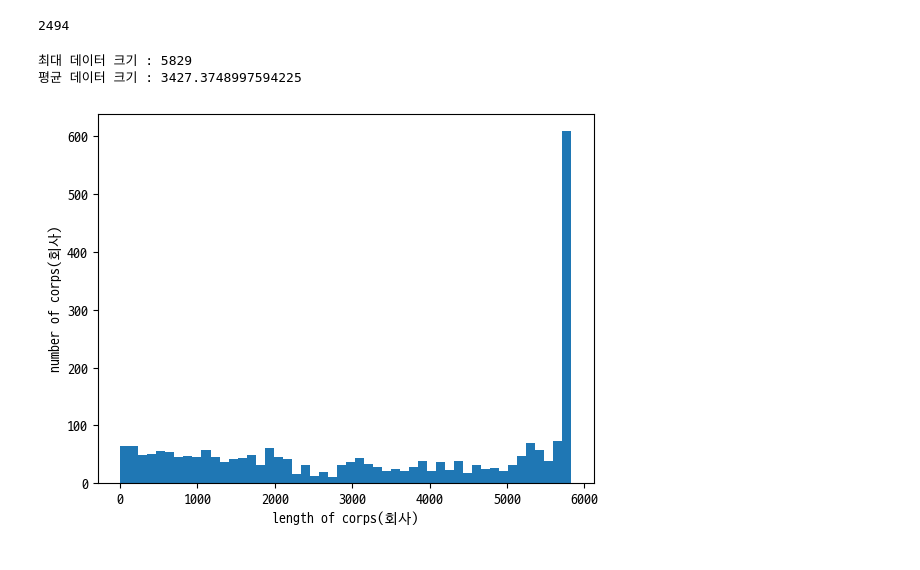
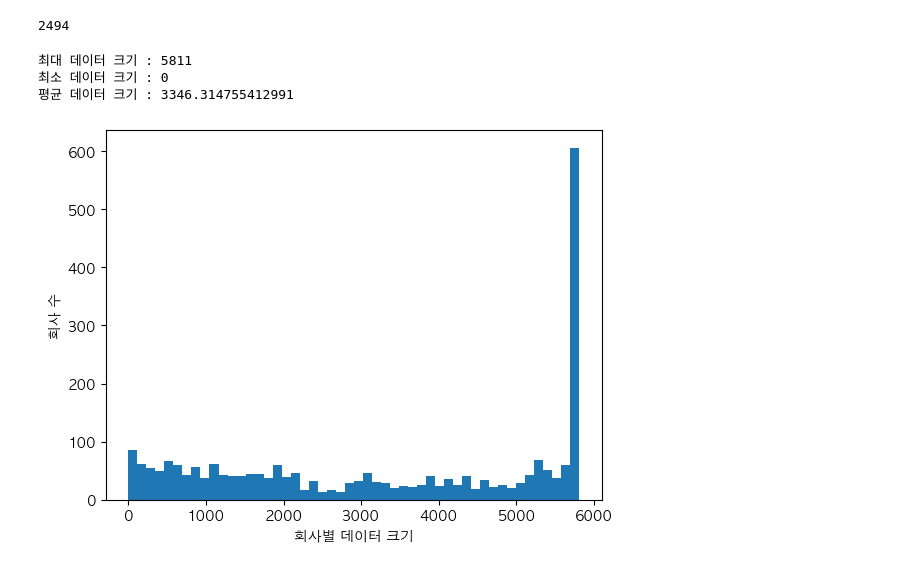
Before and after one commit to good593/stock_forecast, a Jupyter notebook: etl/회사 주식 정보.ipynb, the cells around one changed output. Saved outputs shown, nothing was run; the diff lists cells and outputs as text; code cells hidden in the pictures.

```diff
--- a/etl/회사 주식 정보.ipynb
+++ b/etl/회사 주식 정보.ipynb
@@ -130,3 +174,9 @@ df_tmp['2023-03-17':'2023-04-07']
+# %%
+def correcte_change(row):
+    try:
+        return row['diff'] / (row['Close'] - row['diff'])
+    except:
+        return row['Change']
 # %%
 def correcte_close(p_df):
     c1 = p_df['Change'] >= 0.3
@@ -147,7 +197,10 @@ def correcte_close(p_df):
     from_df['Low'] = from_df['Low'].map(lambda x: x*_outlier_dt_change) # Low 보정
     from_df['Close'] = from_df['Close'].map(lambda x: x*_outlier_dt_change) # Close 보정
 
-    return pd.concat([from_df,p_df[_outlier_dt_str:]], axis=0)
+    _df = pd.concat([from_df,p_df[_outlier_dt_str:]], axis=0)
+    _df['diff'] = _df['Close'].diff()
+    _df['Change'] = _df.apply(correcte_change, axis=1) # Change 보정
+    return _df
 # %%
 reset_seeds(args.SEED)
 
@@ -158,9 +211,9 @@ for stock_code in tqdm(stock_df_dict.keys()):
     _max = stock_df['Change'].describe()['max']
     if abs(_min) >= 0.3 or abs(_max ) >= 0.3:
         stock_df = correcte_close(stock_df)
+        stock_df = stock_df.drop(columns=['diff']) # diff 제거
 
-    stock_df = stock_df[stock_df['Volume'] > 0] # 거래정지 경우 제외
-    stock_df = stock_df.drop(columns=['Change']) # Change 제거
+    stock_df = stock_df[stock_df['Open'] > 0] # 거래정지 경우 제외
     stock_df_dict[stock_code] = stock_df
 # %%
 df_tmp = stock_df_dict['109960'].copy()
@@ -176,0 +269,8 @@ df_tmp['2023-03-17':'2023-04-07']
+# %%
+reset_seeds(args.SEED)
+
+for stock_code in tqdm(stock_df_dict.keys()):
+    stock_df = stock_df_dict[stock_code]
+    stock_df["Day_Range"] = (stock_df['Close'] - stock_df['Open']) / stock_df['Open']
+    stock_df = stock_df.dropna()
+    stock_df_dict[stock_code] = stock_df
@@ -281,16 +409,18 @@ len(stock_dicts)
 # %%
 import matplotlib.pyplot as plt
 
 stock_row_num_list = [ stock['row_num'] for stock in stock_dicts]
 
 print('최대 데이터 크기 :',max(row_num for row_num in stock_row_num_list))
+print('최소 데이터 크기 :',min(row_num for row_num in stock_row_num_list))
 print('평균 데이터 크기 :',sum(stock_row_num_list)/len(stock_row_num_list))
 
 plt.hist([row_num for row_num in stock_row_num_list], bins=50)
-plt.xlabel('length of corps(회사)')
-plt.ylabel('number of corps(회사)')
+plt.xlabel('회사별 데이터 크기')
+plt.ylabel('회사 수')
 plt.show()
 # %% [output]
-최대 데이터 크기 : 5829
-평균 데이터 크기 : 3427.3748997594225
+최대 데이터 크기 : 5811
+최소 데이터 크기 : 0
+평균 데이터 크기 : 3346.314755412991
-[figure, old version]
+[figure, new version]
```
Also changed, not shown: parts of 16 cells of this notebook.
